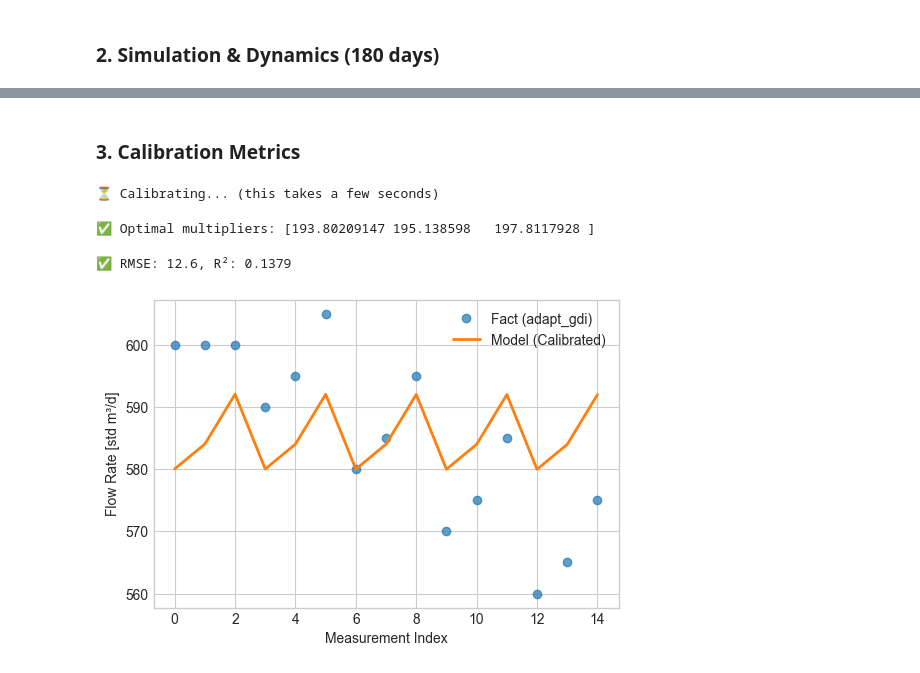
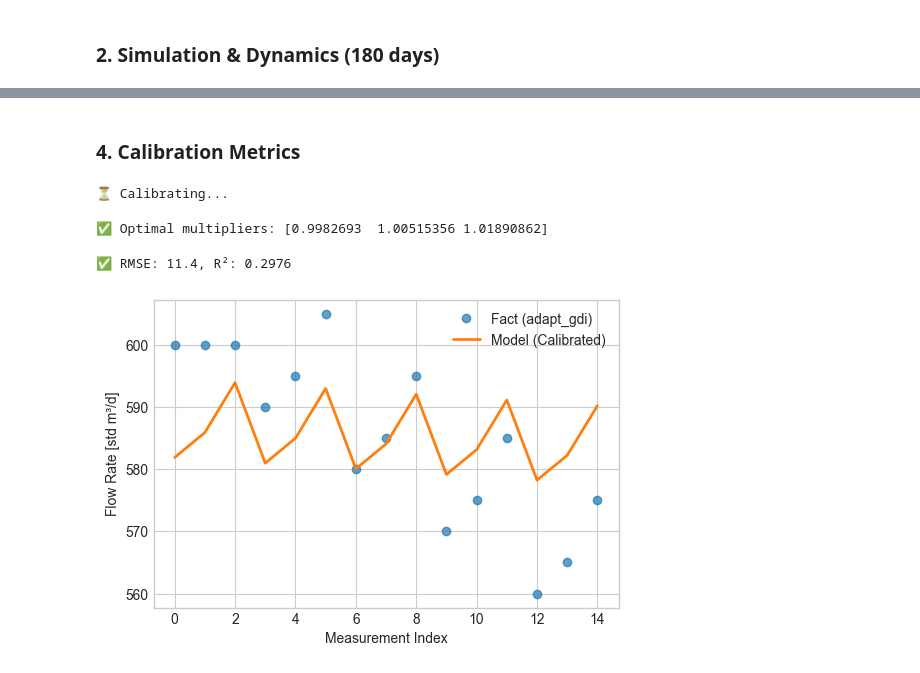
Before and after one commit to jawadalzein59-rgb/course_project, a Jupyter notebook: курсовая1.ipynb, the cells around one changed output, grey strips where cells are left out. Cells and saved outputs as stored; diff of their text form; code cells hidden in the pictures.

```diff
--- a/курсовая1.ipynb
+++ b/курсовая1.ipynb
@@ -122,67 +359,59 @@ print(f"✅ Simulation complete: {df['t'].max()} days")
 # %% [markdown]
-### 3. Calibration Metrics
+### 4. Calibration Metrics
 # %%
 # Calibration Metrics
+from src.compressor import DCS
+from src.reservoir import ResProps, Reservoir
+from src.well import Well
+from src.pipe import Pipe
+from src.simulator import FieldSimulator
 import numpy as np
 import pandas as pd
 import matplotlib.pyplot as plt
 from scipy.optimize import minimize
 
-# Import classes (needed for optimizer to work)
-from src.reservoir import ResProps, Reservoir
-from src.well import Well
-from src.compressor import DCS
-from src.simulator import FieldSimulator
-from src.pipe import Pipe
-
-# Load field data
 df_f = pd.read_csv('adapt_gdi_11-2025.csv')
 n_days = len(df_f)
 q_f = df_f[['q1','q2','q3']].values.flatten()
 
-# Objective function for calibration
 def obj(C):
-    r = Reservoir(ResProps(100, 1e6, 310.0), fluid)
+    r = Reservoir(ResProps(400, 5e4, 310.0), fluid)  # ✅ Match simulation
     w = [
-        Well(fluid, 50*C[0], 25, 500, 0.1, Pipe(2000, 0.062, 0.000046, fluid, 1800)),
-        Well(fluid, 50*C[1], 25, 500, 0.1, Pipe(2000, 0.062, 0.000046, fluid, 1800)),
-        Well(fluid, 50*C[2], 25, 500, 0.1, Pipe(2000, 0.062, 0.000046, fluid, 1800))
+        Well(fluid, 12*C[0], 25, 500, 0.1, Pipe(2000, 0.062, 0.000046, fluid, 1800)),
+        Well(fluid, 12*C[1], 25, 500, 0.1, Pipe(2000, 0.062, 0.000046, fluid, 1800)),
+        Well(fluid, 12*C[2], 25, 500, 0.1, Pipe(2000, 0.062, 0.000046, fluid, 1800))
     ]
-    s = FieldSimulator(r, w, shlyf, DCS(1.5, 5.0, 500.0))
+    s = FieldSimulator(r, w, shlyf, DCS(CR=1.5, P_line=500.0))
     q_s = s.run(n_days)[['q1','q2','q3']].values.flatten()
     return np.sum((q_f - q_s)**2)
 
-# Run optimizer
-print("⏳ Calibrating... (this takes a few seconds)")
+print("⏳ Calibrating...")
 opt = minimize(obj, [1, 1, 1], method='Nelder-Mead')
 print(f"✅ Optimal multipliers: {opt.x}")
 
-# Final run with best parameters
-r_fin = Reservoir(ResProps(100, 1e6, 310.0), fluid)
+r_fin = Reservoir(ResProps(400, 5e4, 310.0), fluid)
 w_fin = [
-    Well(fluid, 50*opt.x[0], 25, 500, 0.1, Pipe(2000, 0.062, 0.000046, fluid, 1800)),
-    Well(fluid, 50*opt.x[1], 25, 500, 0.1, Pipe(2000, 0.062, 0.000046, fluid, 1800)),
-    Well(fluid, 50*opt.x[2], 25, 500, 0.1, Pipe(2000, 0.062, 0.000046, fluid, 1800))
+    Well(fluid, 12*opt.x[0], 25, 500, 0.1, Pipe(2000, 0.062, 0.000046, fluid, 1800)),
+    Well(fluid, 12*opt.x[1], 25, 500, 0.1, Pipe(2000, 0.062, 0.000046, fluid, 1800)),
+    Well(fluid, 12*opt.x[2], 25, 500, 0.1, Pipe(2000, 0.062, 0.000046, fluid, 1800))
 ]
-s_fin = FieldSimulator(r_fin, w_fin, shlyf, DCS(1.5, 5.0, 500.0))
+s_fin = FieldSimulator(r_fin, w_fin, shlyf, DCS(CR=1.5, P_line=500.0))
 q_sim = s_fin.run(n_days)[['q1','q2','q3']].values.flatten()
 
-# Metrics
 rmse = np.sqrt(np.mean((q_f - q_sim)**2))
 r2 = 1 - np.sum((q_f - q_sim)**2) / np.sum((q_f - np.mean(q_f))**2)
 print(f"✅ RMSE: {rmse:.1f}, R²: {r2:.4f}")
 
-# Plot
 plt.figure(figsize=(6,4))
 plt.plot(q_f, 'o', label='Fact (adapt_gdi)', alpha=0.7)
 plt.plot(q_sim, '-', label='Model (Calibrated)', linewidth=2)
 plt.xlabel('Measurement Index')
 plt.ylabel('Flow Rate [std m³/d]')
 plt.legend()
 plt.grid(True)
 plt.show()
 # %% [output]
-⏳ Calibrating... (this takes a few seconds)
+⏳ Calibrating...
-✅ Optimal multipliers: [193.80209147 195.138598   197.8117928 ]
+✅ Optimal multipliers: [0.9982693  1.00515356 1.01890862]
-✅ RMSE: 12.6, R²: 0.1379
+✅ RMSE: 11.4, R²: 0.2976
-[figure, old version]
+[figure, new version]
```
Also changed, not shown: parts of 5 cells of this notebook, 7 other files.
